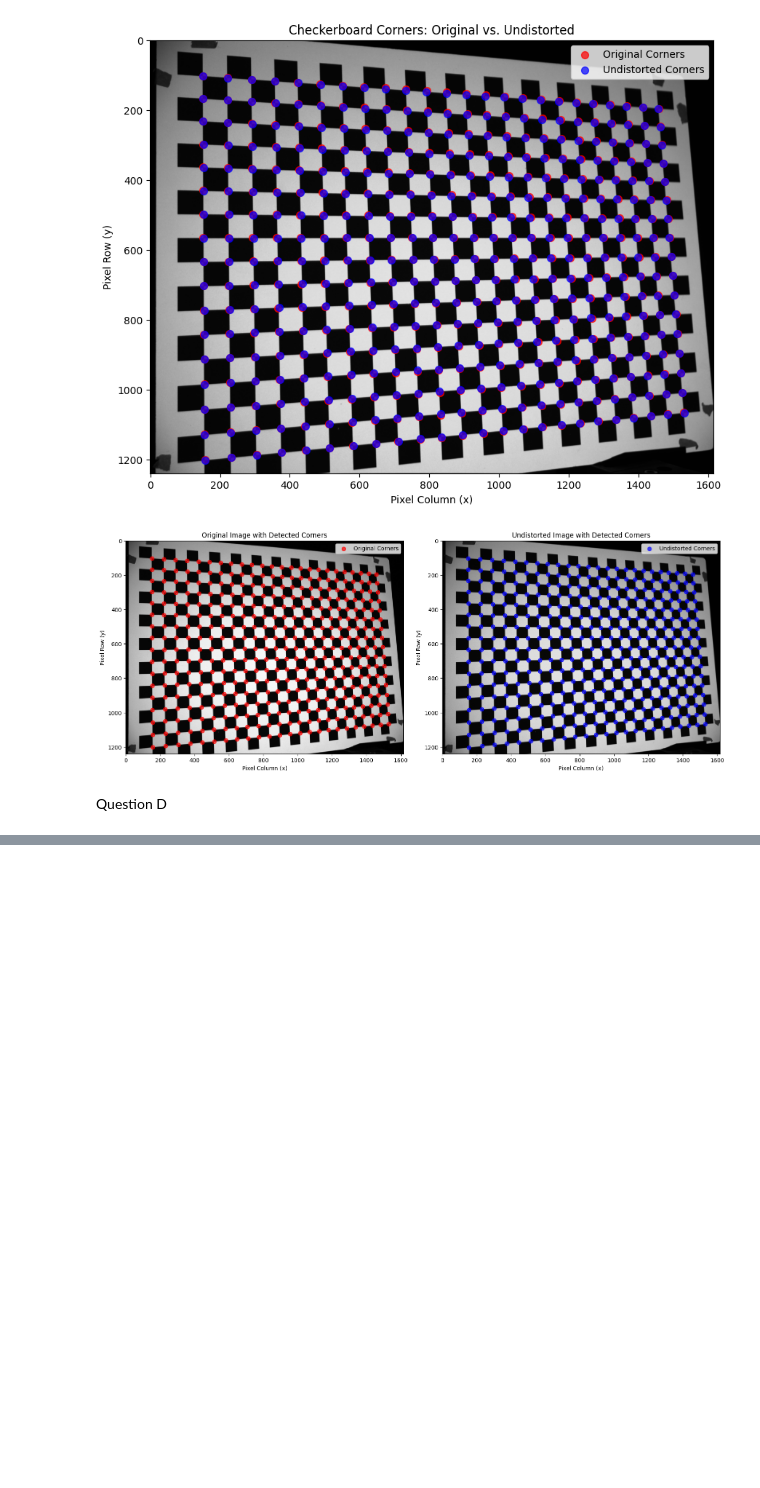
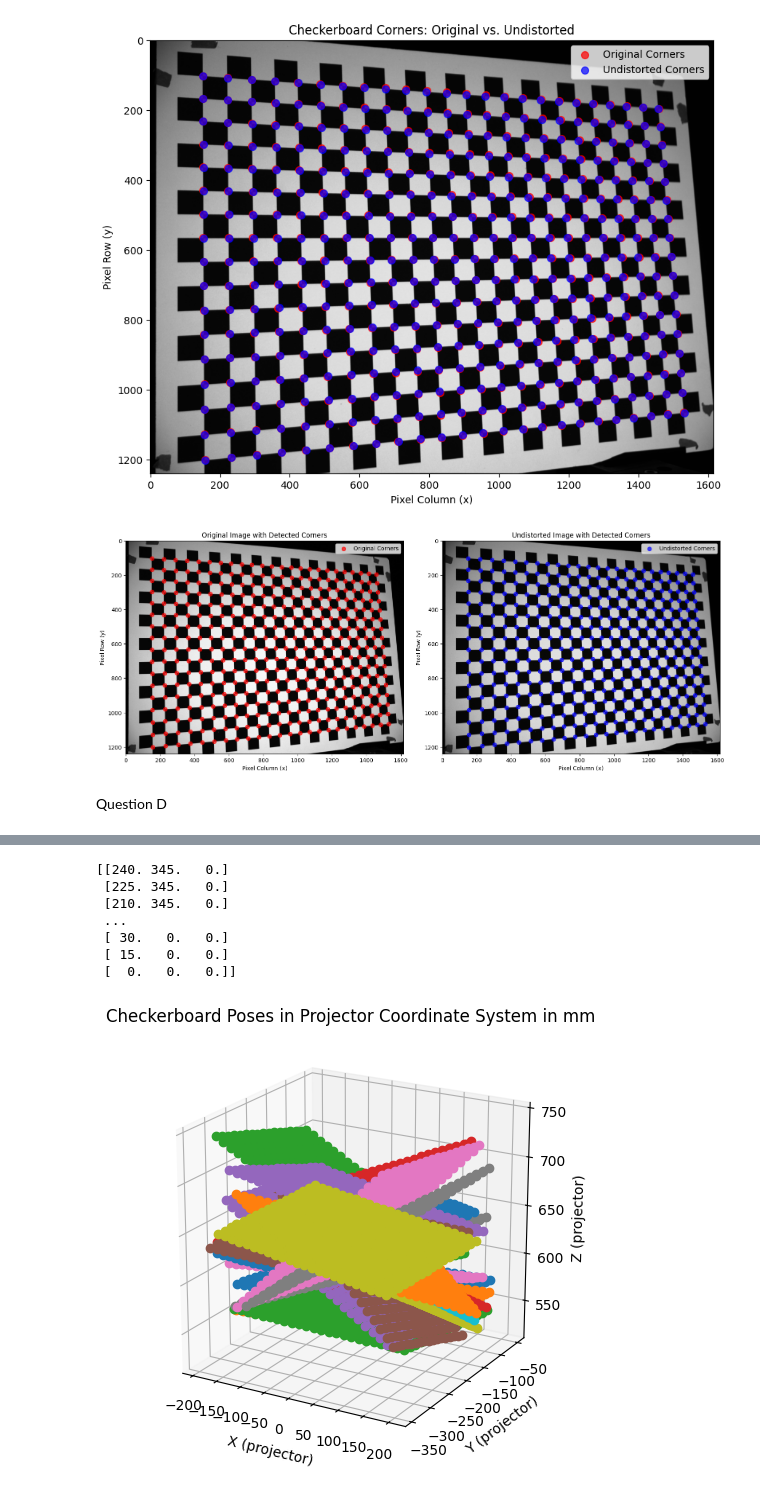
Before and after one commit to qiwen98/IntroToImagingScience, a Jupyter notebook: assignment_6/part_1_q2.ipynb, the cells around one changed output, grey strips where cells are left out. Cells and saved outputs as stored; diff of their text form; code cells hidden in the pictures; blank space fills up the shorter version.

```diff
--- a/assignment_6/part_1_q2.ipynb
+++ b/assignment_6/part_1_q2.ipynb
@@ -432,0 +722,13 @@ Corner 407: Camera (1457.15, 194.74) -> Projector (2248.14, 3341.76)
+# %%
+# After running main()
+print(len(all_obj_points))
+# print(all_obj_points)
+print(len(all_proj_points))
+criteriaEnd = (cv2.TERM_CRITERIA_EPS + cv2.TERM_CRITERIA_MAX_ITER, 30000, 0.0001)  # Termination criteria for estimateCameraParams
+P_ret, P_K_intrinsic, P_dist, P_rvecs, P_tvecs = cv2.calibrateCamera(
+    all_obj_points, all_proj_points, (PROJ_COLS, PROJ_ROWS), None, None,
+    flags=cv2.CALIB_FIX_K4 + cv2.CALIB_FIX_K5 + cv2.CALIB_FIX_K6,criteria=criteriaEnd
+)
+print("Projector Intrinsic Matrix:\n", P_K_intrinsic)
+print("Distortion Coefficients:\n", P_dist)
+print(P_ret)
@@ -432,0 +745,58 @@ Corner 407: Camera (1457.15, 194.74) -> Projector (2248.14, 3341.76)
+# %%
+def generate_checkerboard_points(board_size, square_size):
+    objp = np.zeros((board_size[0] * board_size[1], 3), np.float32)
+    objp[:, :2] = np.mgrid[0:board_size[0], 0:board_size[1]].T.reshape(-1, 2)
+    objnew=objp[::-1]
+    return objnew * square_size
+
+def showExtrinsics(Checker_Points, rvecs, tvecs):
+    """
+    Visualizes all checkerboard poses in 3D using the extrinsic parameters
+    returned from cv2.calibrateCamera.
+
+    Parameters:
+    - Checker_Points: np.ndarray of shape (N, 3), 3D checkerboard points in object coordinates
+    - rvecs: list of rotation vectors (from calibrateCamera), one per view
+    - tvecs: list of translation vectors (from calibrateCamera), one per view
+    """
+    fig = plt.figure()
+    ax = fig.add_subplot(111, projection='3d')
+
+    for rvec, tvec in zip(rvecs, tvecs):
+        # Convert rotation vector to rotation matrix
+        R, _ = cv2.Rodrigues(rvec)
+        T = np.asarray(tvec).reshape(3, 1)
+
+        # Transform the object points to the camera coordinate system
+        transformed_points = (R @ Checker_Points.T + T).T  # shape (N, 3)
+
+        # Plot the transformed checkerboard
+        ax.plot(transformed_points[:, 0], transformed_points[:, 1], transformed_points[:, 2], 'o-')
+
+    ax.set_xlabel('X (projector)')
+    ax.set_ylabel('Y (projector)')
+    ax.set_zlabel('Z (projector)')
+    ax.set_title('Checkerboard Poses in Projector Coordinate System in mm')
+    ax.view_init(elev=20, azim=-60)
+    ax.set_box_aspect([1,1,1])
+    plt.grid(True)
+    plt.tight_layout()
+    plt.show()
+
+squareSize = 15 # 15 mm
+worldPoints = generate_checkerboard_points(CHECKERBOARD, squareSize)  #Set up general checkerboard points in 3D object space
+
+print(worldPoints)
+showExtrinsics(worldPoints, P_rvecs, P_tvecs)
+
+## referemce
+## https://docs.opencv.org/4.x/dc/dbb/tutorial_py_calibration.html
+# %% [output]
+[[240. 345.   0.]
+ [225. 345.   0.]
+ [210. 345.   0.]
+ ...
+ [ 30.   0.   0.]
+ [ 15.   0.   0.]
+ [  0.   0.   0.]]
+[figure, added]
```
Also changed, not shown: parts of 5 cells of this notebook, 20 other files.
